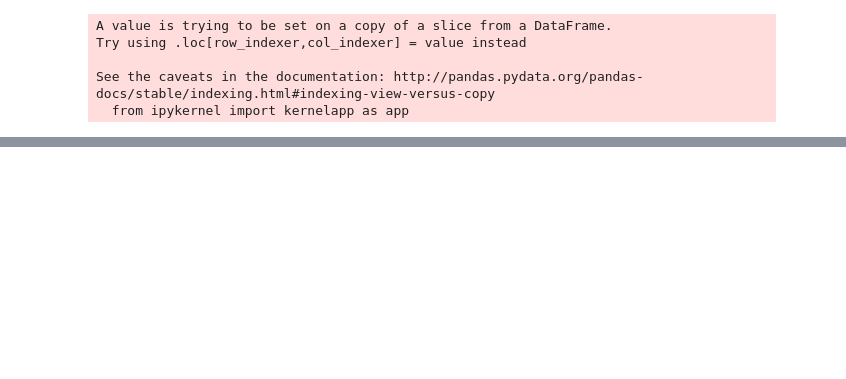
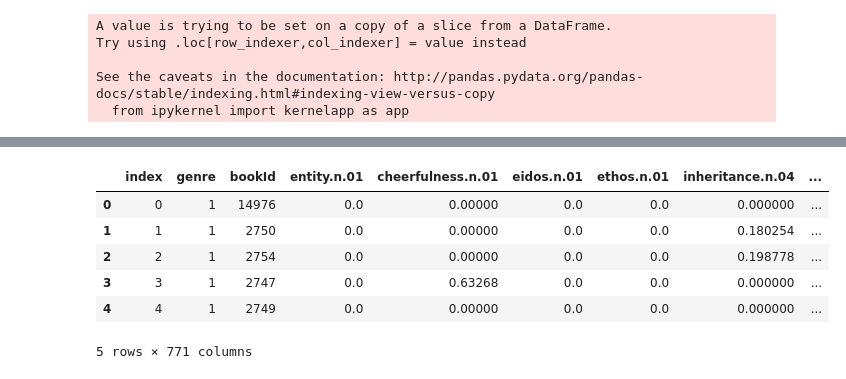
Before and after one commit to abhijeetchauhan/GenreClassification, a Jupyter notebook: Modeling.ipynb, the cells around one changed output, grey strips where cells are left out. Saved outputs shown, nothing was run; the diff lists cells and outputs as text; code cells hidden in the pictures; blank space fills up the shorter version.

```diff
--- a/Modeling.ipynb
+++ b/Modeling.ipynb
@@ -127,0 +163,9 @@ result = pd.merge(left, right, how='inner', on=['key1'])
+# %%
+n=len(temp)
+n = math.log(n)
+# %%
+def idf(word):
+    return n/(1+n_containing(word))
+# %%
+def tfidf(word):
+    return temp[str(word)]*idf(str(word))
@@ -127,0 +213,14 @@ result = pd.merge(left, right, how='inner', on=['key1'])
+# %%
+no = len(bigdata)
+for word in wordnet:
+    bigdata[str(word)] = tfidf(str(word))
+# %%
+bigdata.head()
+# %% [output]
+|  | index | genre | bookId | entity.n.01 | cheerfulness.n.01 | eidos.n.01 | ethos.n.01 | inheritance.n.04 | ... |
+| 0 | 0 | 1 | 14976 | 0.0 | 0.00000 | 0.0 | 0.0 | 0.000000 | ... |
+| 1 | 1 | 1 | 2750 | 0.0 | 0.00000 | 0.0 | 0.0 | 0.180254 | ... |
+| 2 | 2 | 1 | 2754 | 0.0 | 0.00000 | 0.0 | 0.0 | 0.198778 | ... |
+| 3 | 3 | 1 | 2747 | 0.0 | 0.63268 | 0.0 | 0.0 | 0.000000 | ... |
+| 4 | 4 | 1 | 2749 | 0.0 | 0.00000 | 0.0 | 0.0 | 0.000000 | ... |
+5 rows × 771 columns
```
Also changed, not shown: parts of 21 cells of this notebook, 1 other file.
